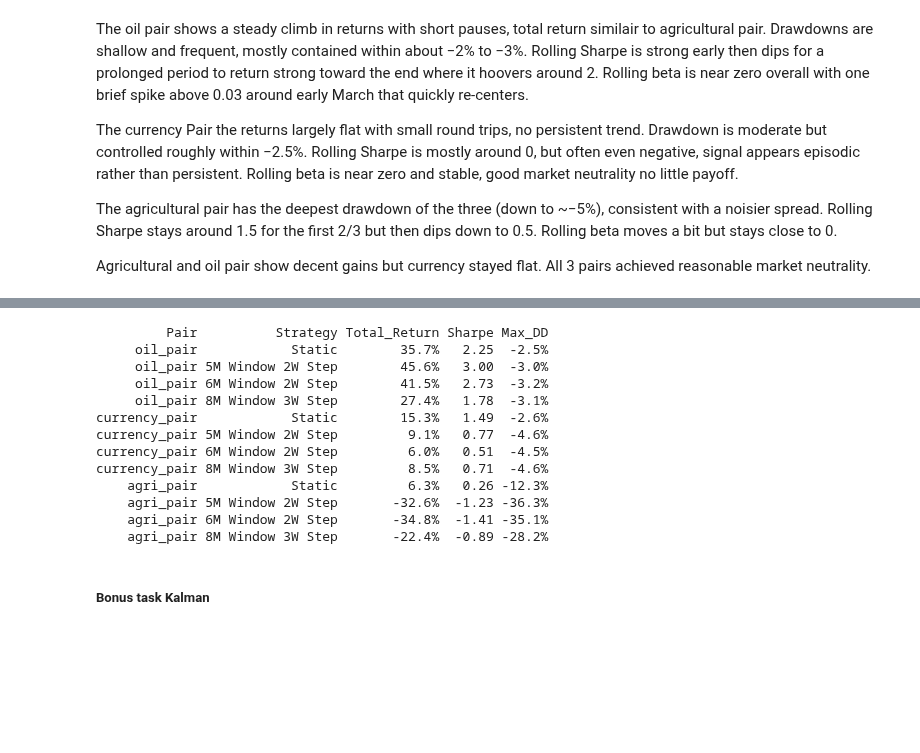
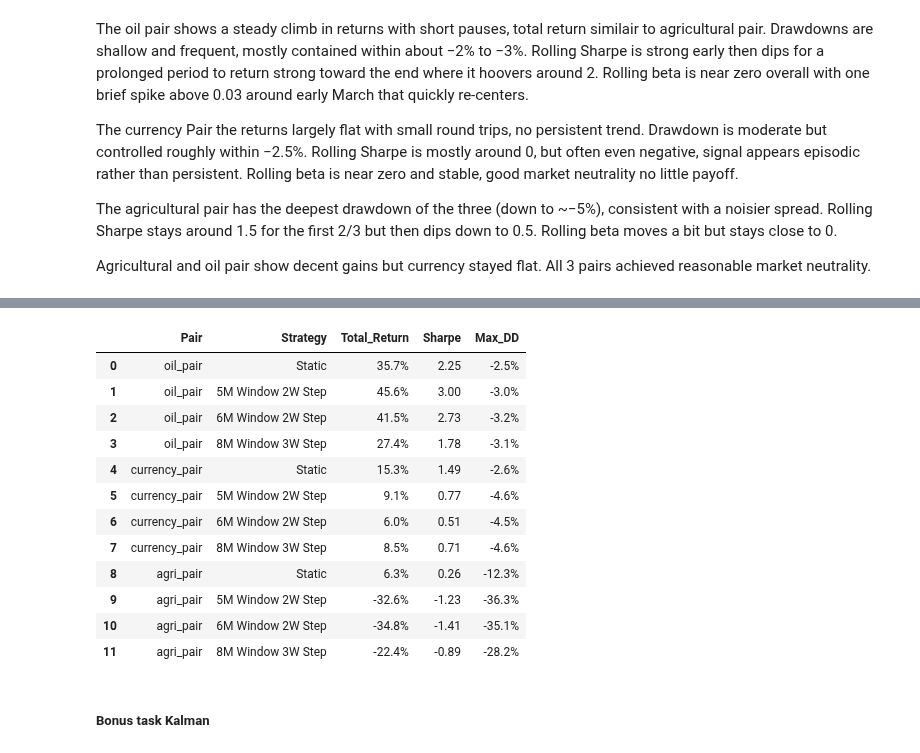
Before and after one commit to gustavlan/cointegration-analysis, a Jupyter notebook: notebook.ipynb, the cells around one changed output, grey strips where cells are left out. Cells and saved outputs as stored; diff of their text form; code cells hidden in the pictures; blank space fills up the shorter version.

```diff
--- a/notebook.ipynb
+++ b/notebook.ipynb
@@ -614,33 +619,23 @@ relationships: 5-8 months rolling window shifting by 10-15 days.
 # %%
-best_Z_by_pair = summary_df.set_index("pair")["best_Z"].to_dict()
+# rolling_cointegration_analysis  compare static vs rolling-window strategies using best_Z
 
-comparison_df = rolling_cointegration_analysis(all_data, selected, best_Z_by_pair)
-print(comparison_df.to_string(index=False))
+comparison_df = rolling_cointegration_analysis(all_data, selected, summary_df.set_index("pair")["best_Z"].to_dict())
 
-# Keep backward compatibility by also storing static results
-static_results = {}
-for pair_name in selected:
-    df = all_data[pair_name]
-    a1, a2 = df.columns
-    z_thresh = float(best_Z_by_pair.get(pair_name, 1.0))
-    static_results[pair_name] = backtest_pair_strategy(
-        df[a1], df[a2], z_threshold=z_thresh, train_ratio=0.6
-    )
-backtest_results = static_results
+comparison_df
 # %% [output]
-         Pair          Strategy Total_Return Sharpe Max_DD
-     oil_pair            Static        35.7%   2.25  -2.5%
-     oil_pair 5M Window 2W Step        45.6%   3.00  -3.0%
-     oil_pair 6M Window 2W Step        41.5%   2.73  -3.2%
-     oil_pair 8M Window 3W Step        27.4%   1.78  -3.1%
-currency_pair            Static        15.3%   1.49  -2.6%
-currency_pair 5M Window 2W Step         9.1%   0.77  -4.6%
-currency_pair 6M Window 2W Step         6.0%   0.51  -4.5%
-currency_pair 8M Window 3W Step         8.5%   0.71  -4.6%
-    agri_pair            Static         6.3%   0.26 -12.3%
-    agri_pair 5M Window 2W Step       -32.6%  -1.23 -36.3%
-    agri_pair 6M Window 2W Step       -34.8%  -1.41 -35.1%
-    agri_pair 8M Window 3W Step       -22.4%  -0.89 -28.2%
+|  | Pair | Strategy | Total_Return | Sharpe | Max_DD |
+| 0 | oil_pair | Static | 35.7% | 2.25 | -2.5% |
+| 1 | oil_pair | 5M Window 2W Step | 45.6% | 3.00 | -3.0% |
+| 2 | oil_pair | 6M Window 2W Step | 41.5% | 2.73 | -3.2% |
+| 3 | oil_pair | 8M Window 3W Step | 27.4% | 1.78 | -3.1% |
+| 4 | currency_pair | Static | 15.3% | 1.49 | -2.6% |
+| 5 | currency_pair | 5M Window 2W Step | 9.1% | 0.77 | -4.6% |
+| 6 | currency_pair | 6M Window 2W Step | 6.0% | 0.51 | -4.5% |
+| 7 | currency_pair | 8M Window 3W Step | 8.5% | 0.71 | -4.6% |
+| 8 | agri_pair | Static | 6.3% | 0.26 | -12.3% |
+| 9 | agri_pair | 5M Window 2W Step | -32.6% | -1.23 | -36.3% |
+| 10 | agri_pair | 6M Window 2W Step | -34.8% | -1.41 | -35.1% |
+| 11 | agri_pair | 8M Window 3W Step | -22.4% | -0.89 | -28.2% |
 # %% [markdown]
 ##### Bonus task Kalman
 # %%
```
Also changed, not shown: parts of 3 cells of this notebook.
